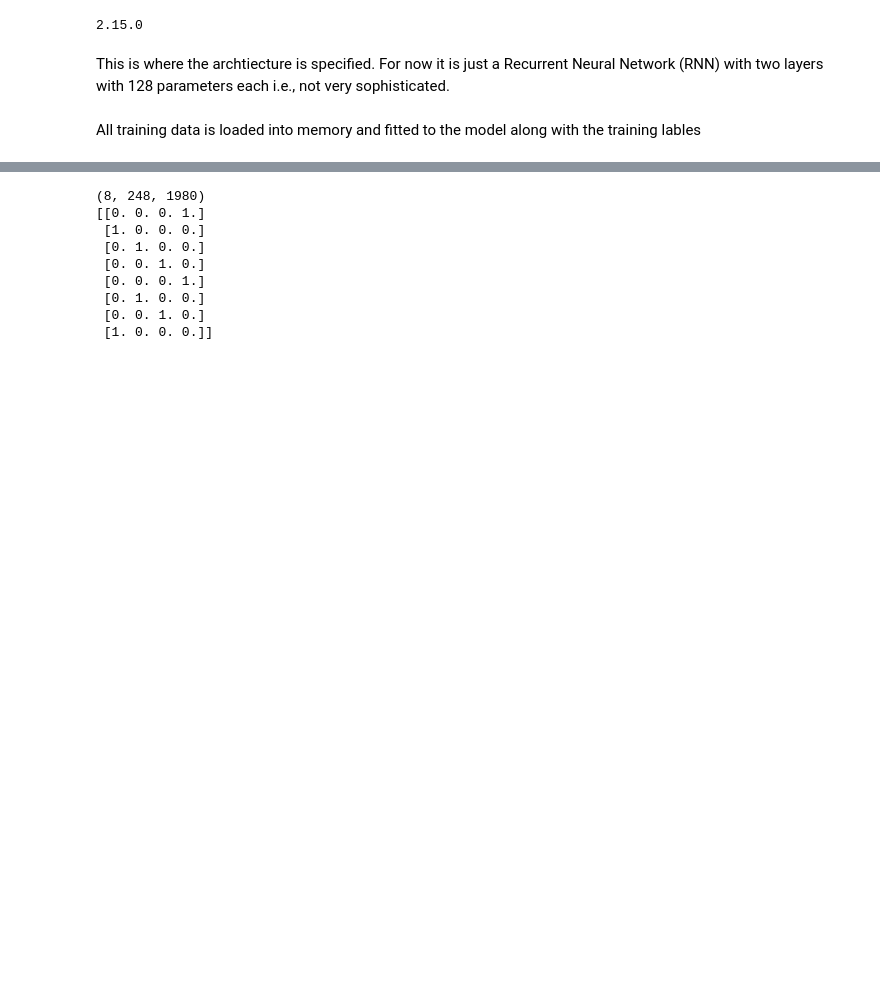
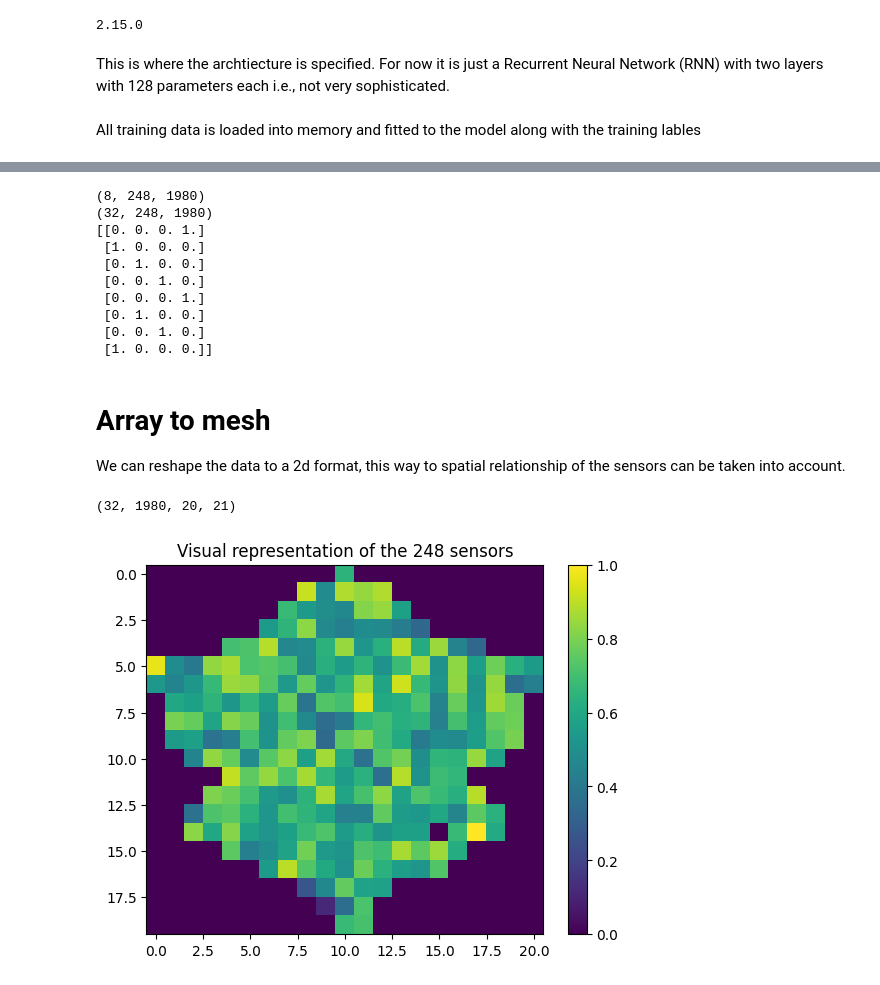
Before and after one commit to Roestenburg-J/PRDL_Assignment_2, a Jupyter notebook: basic_nn.ipynb, the cells around one changed output, grey strips where cells are left out. Drawn from its saved outputs; the diff is of its cells as text; code cells hidden in the pictures; blank space fills up the shorter version.

Commit message:
transform the data from array to mesh

```diff
--- a/basic_nn.ipynb
+++ b/basic_nn.ipynb
@@ -13,5 +13,5 @@ except:
     print(
         'No env_vars file found. Using default values. Make a "env_vars.py" file to change them.'
     )
-    intra_train_path = "your path here"
-    intra_test_path = "your path here"
+    intra_train_path = "/Users/ellalouwenaar/Documents/Documenten - MacBook Air van Ella/Artificial Intelligence/Jaar 2/BLOK 2 (2023)/Final Project data/Intra/train"
+    intra_test_path = "/Users/ellalouwenaar/Documents/Documenten - MacBook Air van Ella/Artificial Intelligence/Jaar 2/BLOK 2 (2023)/Final Project data/Intra/test"
@@ -103,10 +105,10 @@ This is where the archtiecture is specified. For now it is just a Recurrent Neur
 model = tf.keras.Sequential(
     [
         tf.keras.layers.Dense(
-            128, activation="relu"
+            128, activation="softmax"
         ),  # The layer has 128 dense neurons using relu for activation
         tf.keras.layers.Dense(
-            128, activation="relu"
+            128, activation="softmax"
         ),  # The layer has 128 dense neurons using relu for activation
         tf.keras.layers.Dense(
             4
@@ -197,9 +218,11 @@ testx, testY = load_data_LTSM(intra_test_path)
 testy = tf.keras.utils.to_categorical(testY)
 
 print(testx.shape)
+print(trainx.shape)
 print(testy)
 # %% [output]
 (8, 248, 1980)
+(32, 248, 1980)
 [[0. 0. 0. 1.]
  [1. 0. 0. 0.]
  [0. 1. 0. 0.]
@@ -208,3 +231,6 @@ print(testy)
  [0. 1. 0. 0.]
  [0. 0. 1. 0.]
  [1. 0. 0. 0.]]
+# %% [markdown]
+# Array to mesh
+We can reshape the data to a 2d format, this way to spatial relationship of the sensors can be taken into account.
@@ -210,0 +541,28 @@ print(testy)
+# %%
+def convert_to_mesh(trainx):
+    meshes = []
+    for scan in trainx:
+        mesh_per_timestamp = []
+        for i in range(scan.shape[1]):
+            single_timestamp = scan[:,i]
+            reshaped_array = single_timestamp.reshape(1, -1)
+            mesh = array_to_mesh(reshaped_array)
+            mesh_per_timestamp.append(mesh)
+        meshes.append(mesh_per_timestamp)
+    return meshes
+
+trainx_mesh = convert_to_mesh(trainx)
+print(np.shape(trainx_mesh))
+
+
+# show one example mesh, first scan, first timestamp, array with shape (20,21)
+plt.imshow(trainx_mesh[0][0], cmap='viridis', aspect='auto')
+plt.title('Visual representation of the 248 sensors')
+plt.colorbar()
+plt.show()
+
+# plt.imshow(output, cmap='viridis')
+# plt.show()
+# %% [output]
+(32, 1980, 20, 21)
+[figure, added]
```
Also changed, not shown: parts of 7 cells of this notebook, 2 other files.
